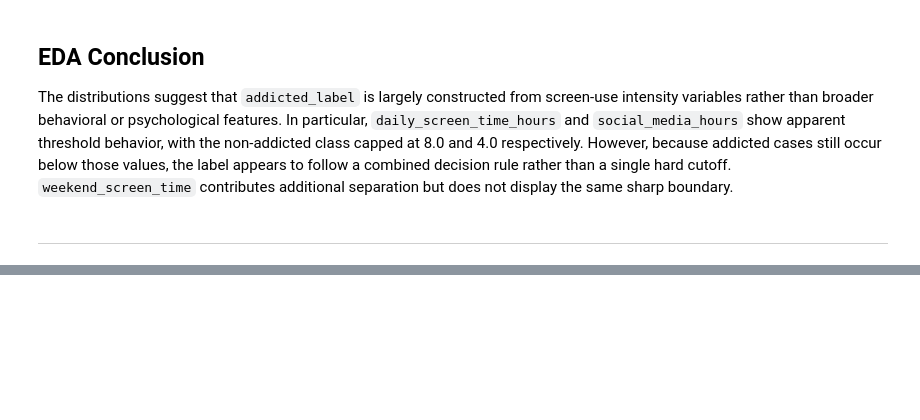
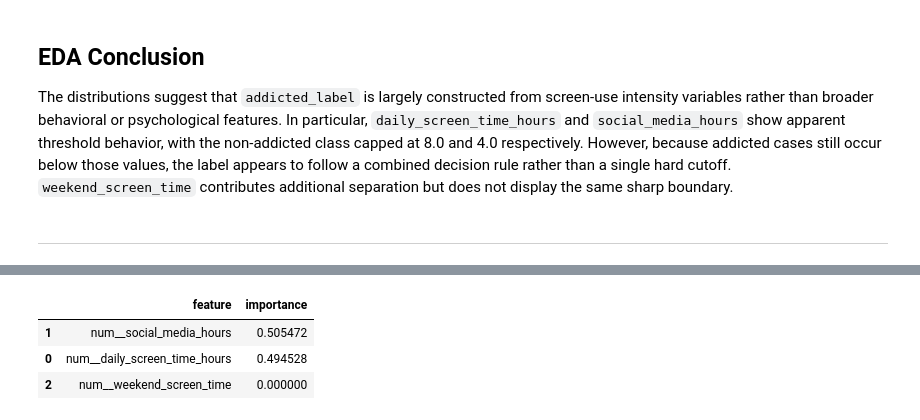
Before and after one commit to Lqvy/Social-Media-Use-Disorder-Prediction-Model, a Jupyter notebook: addiction_prediction.ipynb, the cells around one changed output, grey strips where cells are left out. Saved outputs shown, nothing was run; the diff lists cells and outputs as text; code cells hidden in the pictures; blank space fills up the shorter version.

```diff
--- a/addiction_prediction.ipynb
+++ b/addiction_prediction.ipynb
@@ -342,0 +605,24 @@ The distributions suggest that `addicted_label` is largely constructed from scre
+# %%
+feature_names_final = final_pipeline.named_steps["pre"].get_feature_names_out()
+model_final = final_pipeline.named_steps["model"]
+
+if isinstance(model_final, LogisticRegression):
+    coef_df = pd.DataFrame({
+        "feature": feature_names_final,
+        "coefficient": model_final.coef_[0]
+    }).sort_values("coefficient", key=np.abs, ascending=False)
+
+    display(coef_df.head(15))
+
+elif isinstance(model_final, DecisionTreeClassifier):
+    importance_df = pd.DataFrame({
+        "feature": feature_names_final,
+        "importance": model_final.feature_importances_
+    }).sort_values("importance", ascending=False)
+
+    display(importance_df.head(15))
+# %% [output]
+|  | feature | importance |
+| 1 | num__social_media_hours | 0.505472 |
+| 0 | num__daily_screen_time_hours | 0.494528 |
+| 2 | num__weekend_screen_time | 0.000000 |
```
Also changed, not shown: parts of 10 cells of this notebook.
